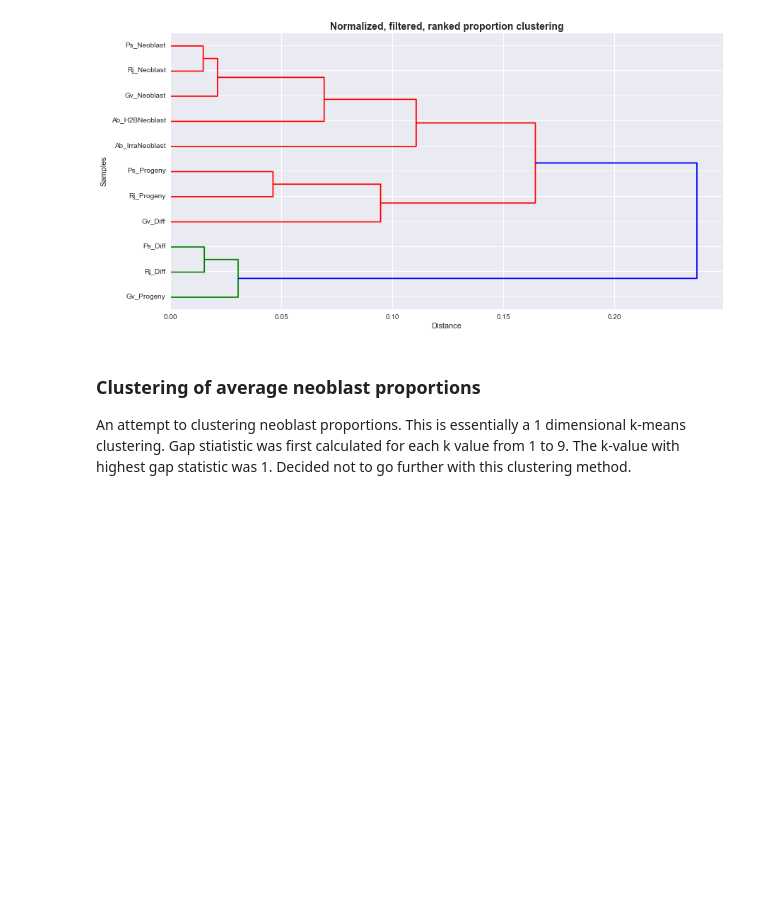
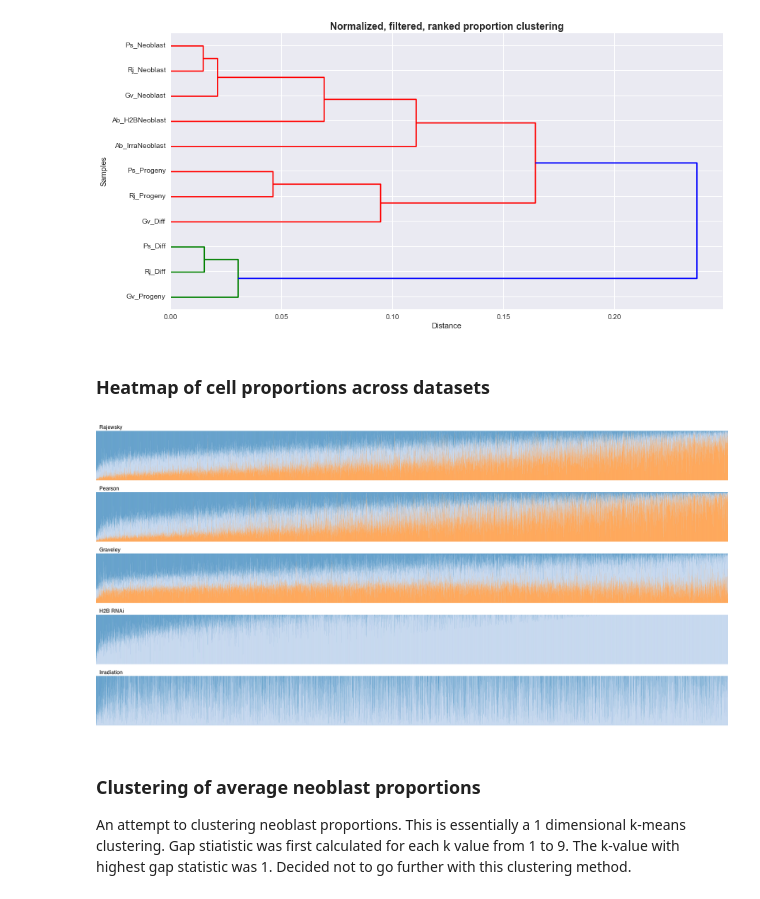
Before and after one commit to damiankao/smed-neoblast-analysis, a Jupyter notebook: Neoblast.ipynb, the cells around one changed output. Saved outputs shown, nothing was run; the diff lists cells and outputs as text; code cells hidden in the pictures; blank space fills up the shorter version.

```diff
--- a/Neoblast.ipynb
+++ b/Neoblast.ipynb
@@ -429,6 +430,58 @@ plt.ylabel('Samples')
 plt.title('Normalized, filtered, ranked proportion clustering', fontweight='bold', fontsize=14);
 # %% [output]
 [figure]
+# %% [markdown]
+### Heatmap of cell proportions across datasets
+# %%
+#Convert data into correct JSON structures for d3.js rendering
+#DS_rj_neoProp
+#DS_rj_progProp
+#DS_rj_diffProp
+
+avgProps = []
+for i in range(len(DS_rj_neoProp)):
+    avgProp = np.mean([DS_rj_neoProp[i][1], DS_ps_neoProp[i][1], DS_abH2b_neoProp[i][1]])
+    avgProps.append((i,avgProp))
+
+avgProps.sort(key = lambda x : x[1], reverse = True)
+
+def structurify(order, neo, prog, diff):
+    out = []
+    neo = [x[1] for x in neo]
+    prog = [x[1] for x in prog]
+    diff = [x[1] for x in diff]
+
+    for i in order:
+        out.append([[0, neo[i]],[neo[i],prog[i]],[neo[i] + prog[i],diff[i]]])
+
+    return out
+
+def structurifyAB(order, neo):
+    out = []
+    for i in order:
+        if neo[i][1] < 0:
+            out.append([[0,0],[0,1]])
+        else:
+            out.append([[0,neo[i][1]],[neo[i], 1 - neo[i][1]]])
+
+    return out
+
+neoOrder = [x[0] for x in avgProps]
+d3Struct = []
+d3Struct.append(['Rajewsky', structurify(neoOrder, DS_rj_neoProp, DS_rj_progProp, DS_rj_diffProp)])
+d3Struct.append(['Pearson', structurify(neoOrder, DS_ps_neoProp, DS_ps_progProp, DS_ps_diffProp)])
+d3Struct.append(['Graveley', structurify(neoOrder, DS_gv_neoProp, DS_gv_progProp, DS_gv_diffProp)])
+d3Struct.append(['H2B RNAi', structurifyAB(neoOrder, DS_abH2b_neoProp)])
+d3Struct.append(['Irradiation', structurifyAB(neoOrder, DS_abIrra_neoProp)])
+
+d3Out = open('data.js','w')
+d3Out.write('var data = ' + str(d3Struct) + ';')
+d3Out.close()
+
+os.system("phantomjs raster.js index.html neoProp.png '1920px*950px'")
+Image(filename='neoProp.png')
+# %% [output]
+[figure, added]
 # %% [markdown]
 ### Clustering of average neoblast proportions
 
```
Also changed, not shown: parts of 9 cells of this notebook, 4 other files.
